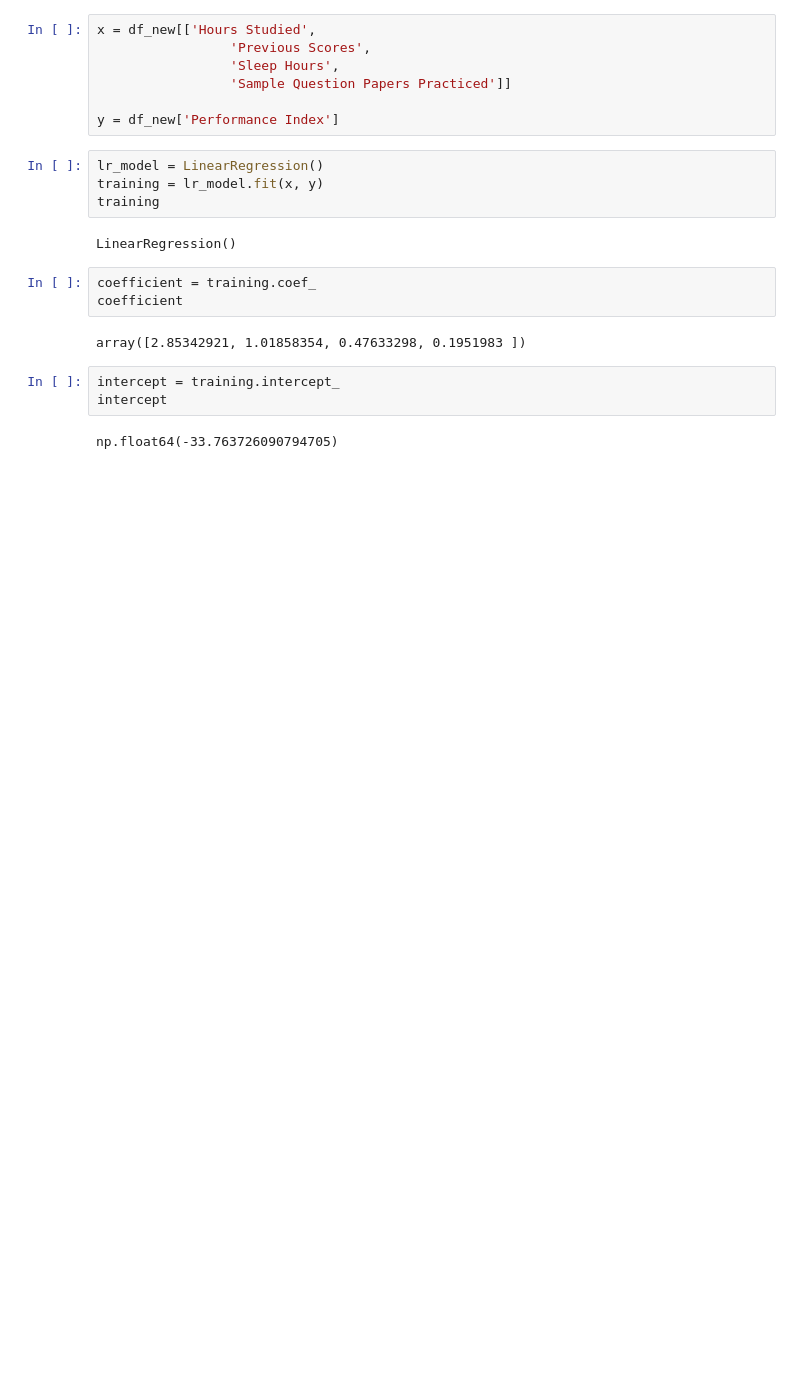
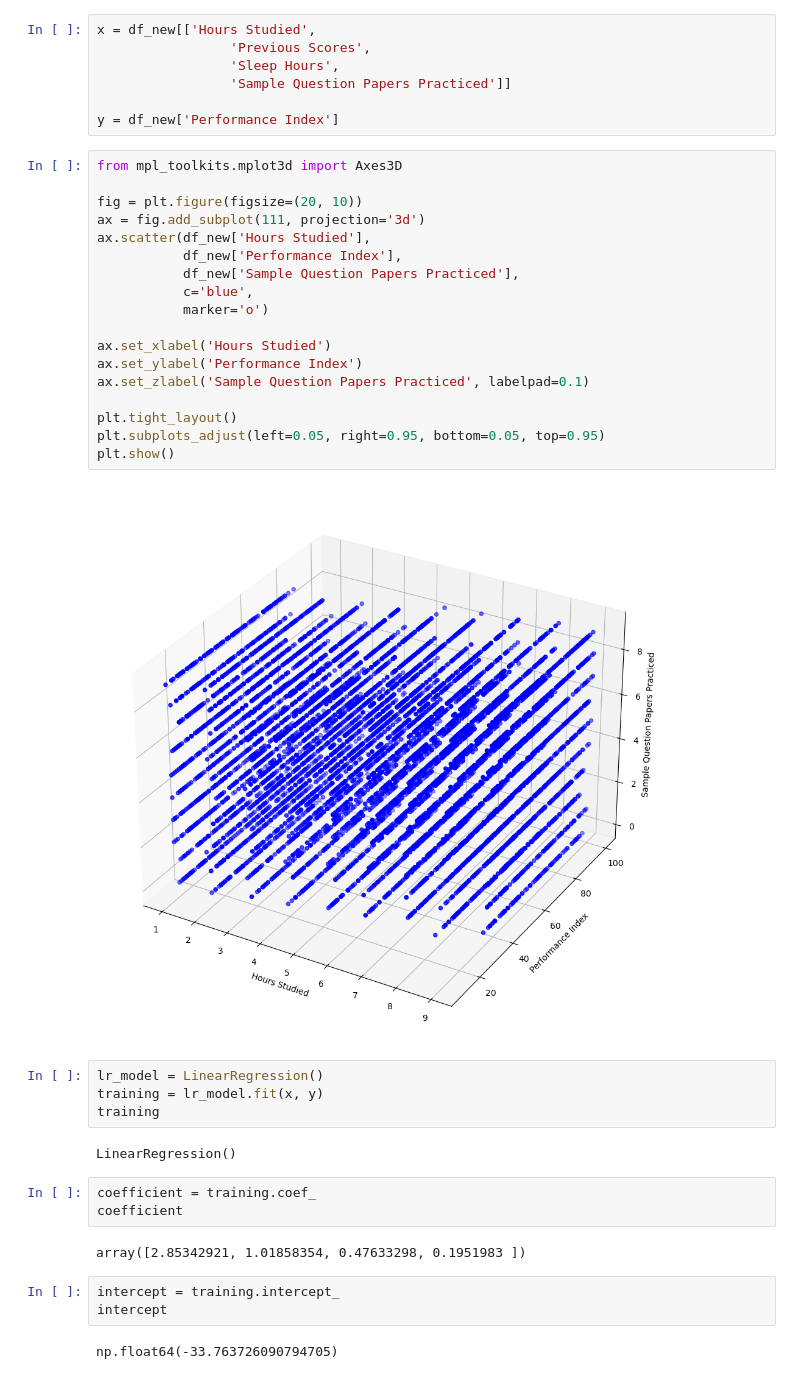
Before and after one commit to avimallik/machine_learning_workbench, a Jupyter notebook: multiple_linear_regression/kaggle_student_performance.ipynb, the cells around one changed output. Saved outputs shown, nothing was run; the diff lists cells and outputs as text; blank space fills up the shorter version.

Commit message:
train and test split separation of multiple linear regression model and added 3D Scatter graph

```diff
--- a/multiple_linear_regression/kaggle_student_performance.ipynb
+++ b/multiple_linear_regression/kaggle_student_performance.ipynb
@@ -46,6 +55,26 @@ x = df_new[['Hours Studied',
                  'Sample Question Papers Practiced']]
 
 y = df_new['Performance Index']
+# %%
+from mpl_toolkits.mplot3d import Axes3D
+
+fig = plt.figure(figsize=(20, 10))
+ax = fig.add_subplot(111, projection='3d')
+ax.scatter(df_new['Hours Studied'],
+           df_new['Performance Index'],
+           df_new['Sample Question Papers Practiced'],
+           c='blue',
+           marker='o')
+
+ax.set_xlabel('Hours Studied')
+ax.set_ylabel('Performance Index')
+ax.set_zlabel('Sample Question Papers Practiced', labelpad=0.1)
+
+plt.tight_layout()
+plt.subplots_adjust(left=0.05, right=0.95, bottom=0.05, top=0.95)
+plt.show()
+# %% [output]
+[figure, added]
 # %%
 lr_model = LinearRegression()
 training = lr_model.fit(x, y)
```
Also changed, not shown: parts of 8 cells of this notebook, 1 other file.
